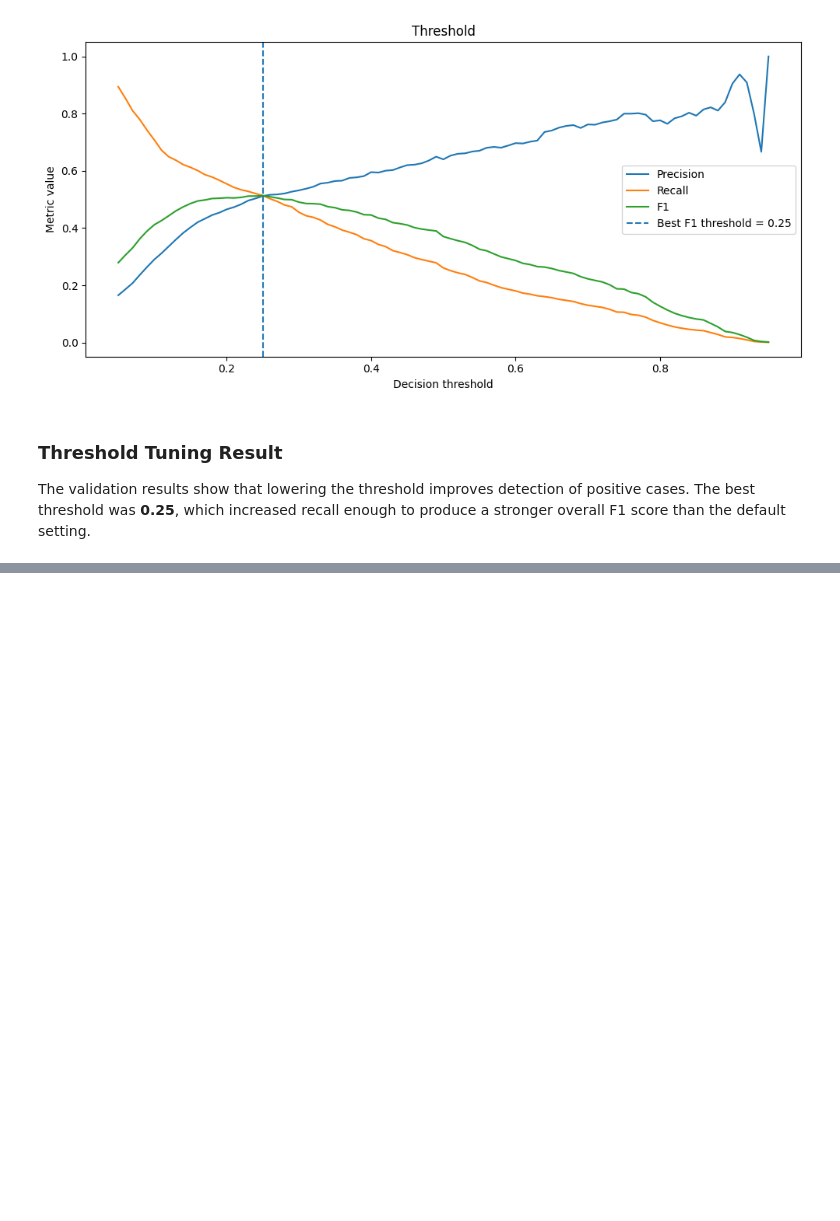
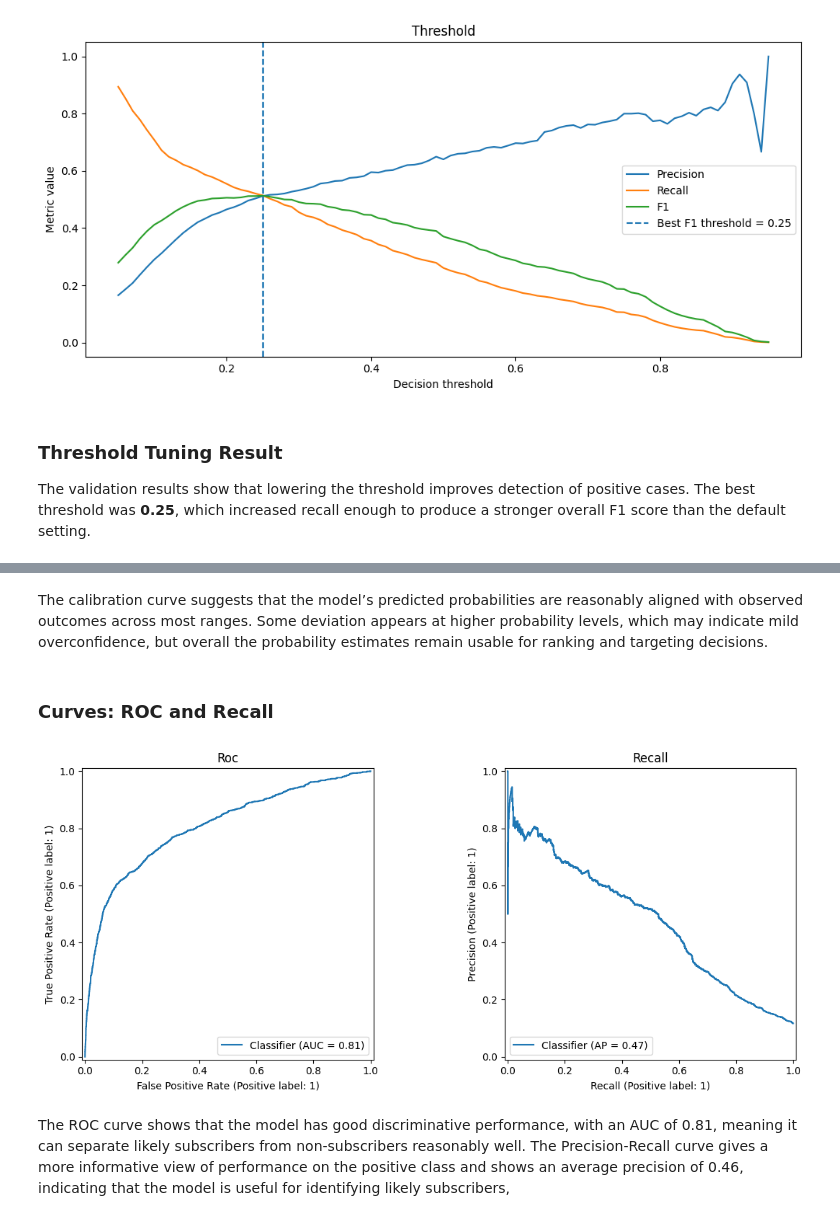
Before and after one commit to HassanHijaze/bank-marketing-subscription-prediction, a Jupyter notebook: notebooks/bank_marketing_prediction.ipynb, the cells around one changed output, grey strips where cells are left out. Drawn from its saved outputs; the diff is of its cells as text; code cells hidden in the pictures; blank space fills up the shorter version.

```diff
--- a/notebooks/bank_marketing_prediction.ipynb
+++ b/notebooks/bank_marketing_prediction.ipynb
@@ -537,0 +639,20 @@ The validation results show that lowering the threshold improves detection of po
+# %% [markdown]
+The calibration curve suggests that the model’s predicted probabilities are reasonably aligned with observed outcomes across most ranges. Some deviation appears at higher probability levels, which may indicate mild overconfidence, but overall the probability estimates remain usable for ranking and targeting decisions.
+# %% [markdown]
+### Curves: ROC and Recall
+# %%
+fig, axes = plt.subplots(1, 2, figsize=(12, 5))
+
+RocCurveDisplay.from_predictions(y_val, y_score, ax=axes[0])
+axes[0].set_title('Roc')
+
+PrecisionRecallDisplay.from_predictions(y_val, y_score, ax=axes[1])
+axes[1].set_title('Recall')
+
+
+plt.tight_layout()
+plt.show()
+# %% [output]
+[figure, added]
+# %% [markdown]
+The ROC curve shows that the model has good discriminative performance, with an AUC of 0.81, meaning it can separate likely subscribers from non-subscribers reasonably well. The Precision-Recall curve gives a more informative view of performance on the positive class and shows an average precision of 0.46, indicating that the model is useful for identifying likely subscribers,
```
Also changed, not shown: parts of 10 cells of this notebook, 1 other file.
